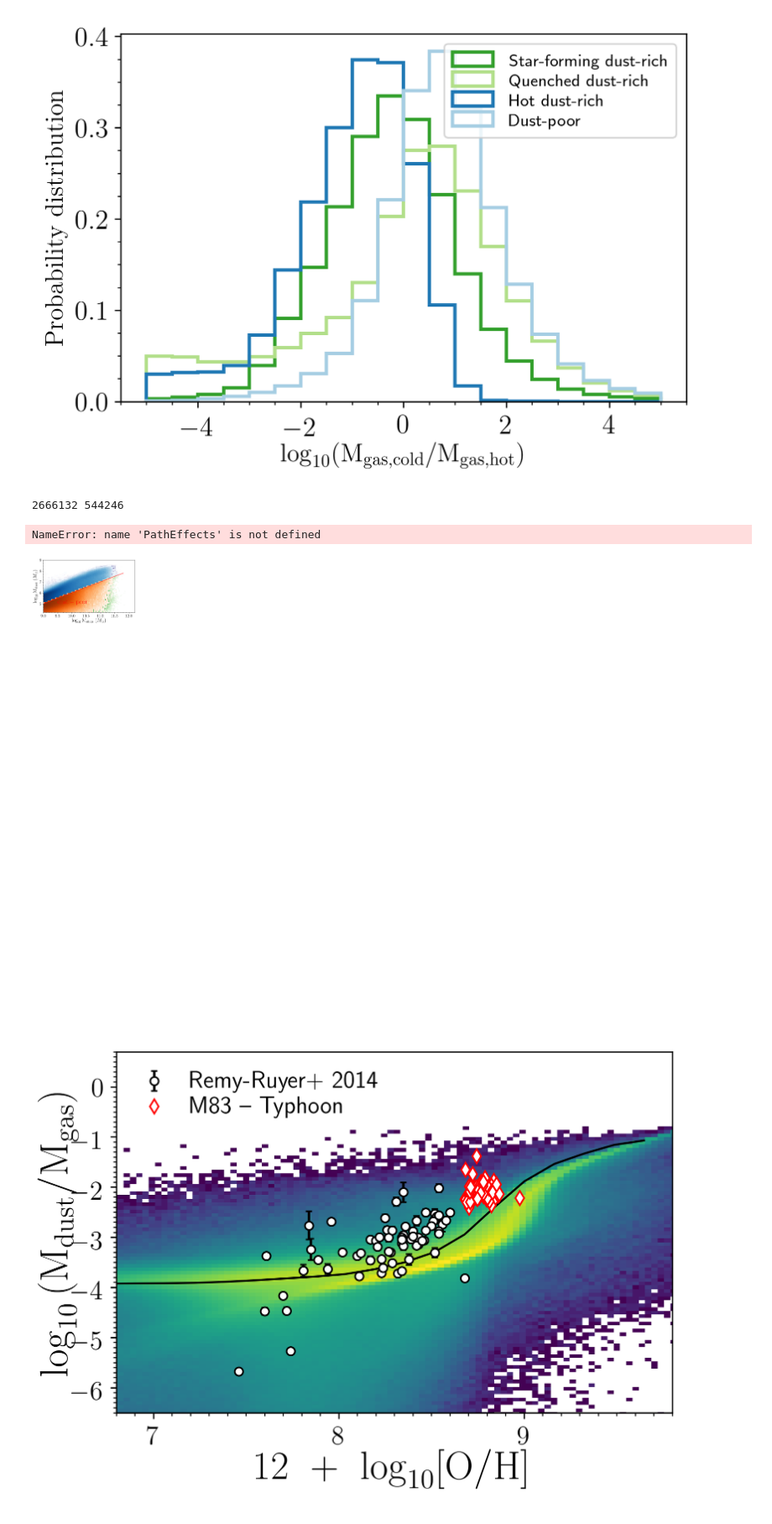
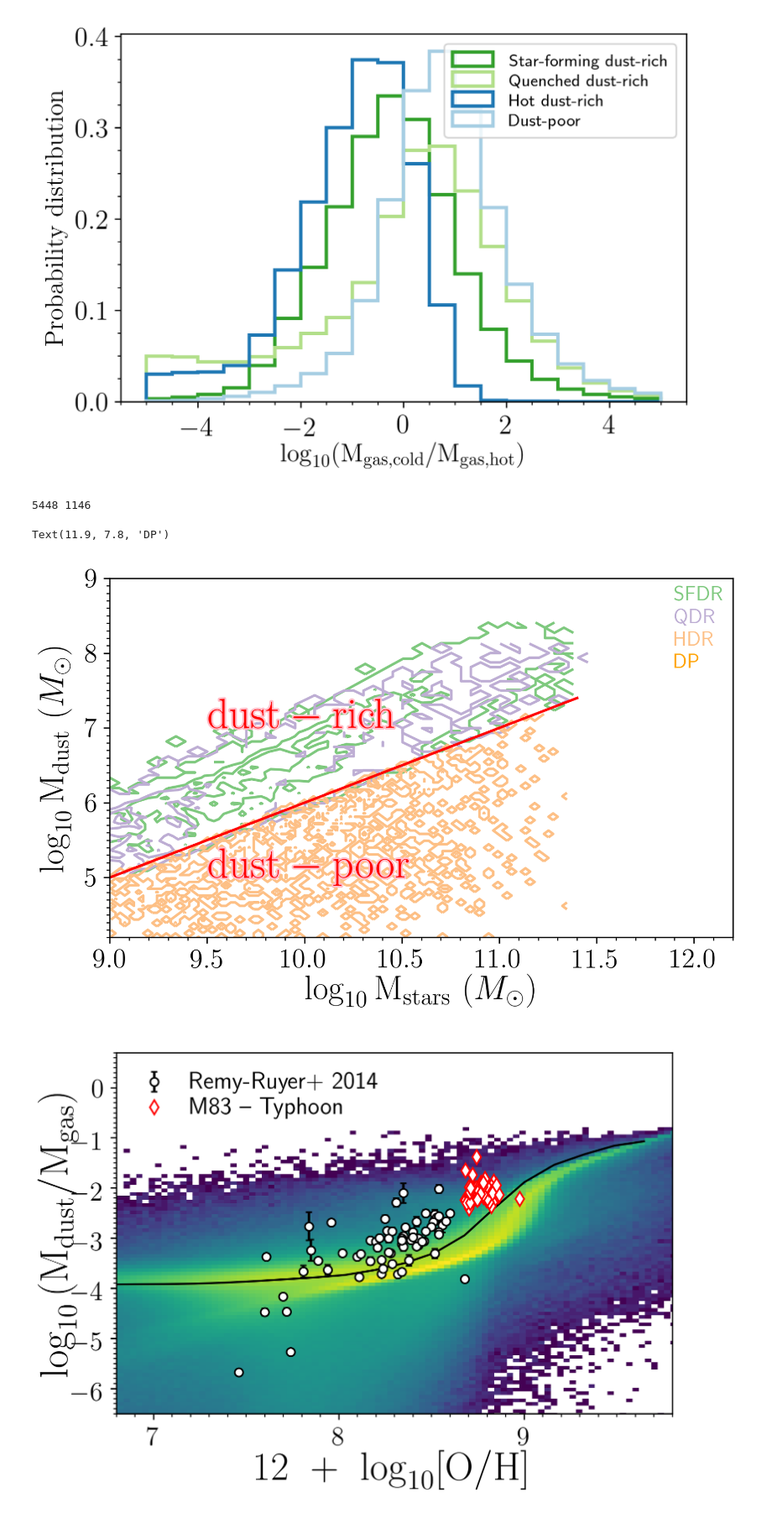
Before and after one commit to darrencroton/sage, a Jupyter notebook: analysis/dust-result.ipynb, the cells around one changed output. Shown at 84% size. Cells and saved outputs as stored; diff of their text form; code cells hidden in the pictures.

Commit message:
added contour plot for dust mass - stellar mass in each group

```diff
--- a/analysis/dust-result.ipynb
+++ b/analysis/dust-result.ipynb
@@ -24,8 +25,8 @@ BoxSize = ((500**3) * (512/512))**(1/3)
 dilute = 5000
 sSFRcut = -11.0
 # %%
-directory = '../../output/test-bulge3/'
-#directory = '../src/auxdata/trees/play2/'
+#directory = '../../output/test-bulge3/'
+directory = '../src/auxdata/trees/play2/'
 #directory1 = '../../output/no-destruct/'
 filename = 'model'
 #redshift = [127.000, 79.998, 50.000, 30.000, 19.916, 18.244, 16.725, 15.343, 14.086, 12.941, 11.897, 10.944, 10.073, 9.278, 8.550, 7.883, 7.272, 6.712, 6.197, 5.724, 5.289, 4.888, 4.520, 4.179, 3.866, 3.576, 3.308, 3.060, 2.831, 2.619, 2.422, 2.239, 2.070, 1.913, 1.766, 1.630, 1.504, 1.386, 1.276, 1.173, 1.078, 0.989, 0.905, 0.828, 0.755, 0.687, 0.624, 0.564, 0.509, 0.457, 0.408, 0.362, 0.320, 0.280, 0.242, 0.208, 0.175, 0.144, 0.116, 0.089, 0.064, 0.041, 0.020, 0.000]
@@ -38,7 +39,7 @@ redshift = [0.000, 1.386, 2.070, 3.060, 4.179, 5.289, 6.197, 7.272] #millennium
 #redshift = [0.000]
 #redshift = [0.000, 1.321, 2.028, 3.037, 4.038, 5.150, 6.022, 7.026] #MDPL
 firstfile = 0
-lastfile = 511
+lastfile = 7
 MaxTreeFiles = lastfile - firstfile + 1
 #print(lbtime)
 # %%
@@ -7240,43 +7297,55 @@ mass_d = mass[w]
 dust_d = dust[w]
 
 print(len(mass_a), len(mass_c))
-h = ax1.hist2d(mass_a, dust_a, bins=50, norm=LogNorm(), cmap='Purples')
-h = ax1.hist2d(mass_b, dust_b, bins=50, norm=LogNorm(), cmap='Blues')
-h = ax1.hist2d(mass_c, dust_c, bins=100, norm=LogNorm(), cmap='Greens')
-h = ax1.hist2d(mass_d, dust_d, bins=[100, 300], norm=LogNorm(), cmap='Oranges')
+#h = ax1.hist2d(mass_a, dust_a, bins=50, norm=LogNorm(), cmap='Purples')
+#h = ax1.hist2d(mass_b, dust_b, bins=50, norm=LogNorm(), cmap='Blues')
+#h = ax1.hist2d(mass_c, dust_c, bins=100, norm=LogNorm(), cmap='Greens')
+#h = ax1.hist2d(mass_d, dust_d, bins=[100, 300], norm=LogNorm(), cmap='Oranges')
+h, xbins, ybins = np.histogram2d(mass_a, dust_a, bins=50, normed=LogNorm())
+plt.contour(h.transpose(), levels=3, extent=[xbins.min(),xbins.max(),
+    ybins.min(),ybins.max()], colors='#7fc97f')
+
+h, xbins, ybins = np.histogram2d(mass_b, dust_b, bins=50, normed=LogNorm())
+plt.contour(h.transpose(), levels=3, extent=[xbins.min(),xbins.max(),
+    ybins.min(),ybins.max()], colors='#beaed4')
+
+h, xbins, ybins = np.histogram2d(mass_c, dust_c, bins=100, normed=LogNorm())
+plt.contour(h.transpose(), levels=2, extent=[xbins.min(),xbins.max(),
+    ybins.min(),ybins.max()], colors='#fdc086')
+
 
 #plt.colorbar(h[3])
 
 plt.axis([9, 12.2, 4.2, 9])
 ax1.xaxis.set_minor_locator(plt.MultipleLocator(0.1))
 ax1.yaxis.set_minor_locator(plt.MultipleLocator(0.1))
 plt.yticks([5, 6, 7, 8, 9])
 
 plt.xlabel(r'$\log_{10} \mathrm{M_{stars}}\ (M_{\odot})$', fontsize=20)
 plt.ylabel(r'$\log_{10} \mathrm{M_{dust}}\ (M_{\odot})$', fontsize=20)
 
 #plt.axvspan(np.log10(5.8e10), 11,color='pink', alpha=0.8)
 #plt.axhline(y=7, color='magenta')
 x = np.arange(min(mass), max(mass), 0.2)
 y = x-4
 plt.plot(x, y, 'r-')
 
 plt.tight_layout()
 txt = plt.text(9.5, 5, r'$\mathrm{dust-poor}$', color='red', fontsize=25)
 txt.set_path_effects([PathEffects.withStroke(linewidth=2, foreground='pink')])
 
 txt = plt.text(9.5, 7, r'$\mathrm{dust-rich}$', color='red', fontsize=25)
 txt.set_path_effects([PathEffects.withStroke(linewidth=2, foreground='pink')])
 
-plt.text(11.9, 8.7, 'SFDR', color='purple')
-plt.text(11.9, 8.4, 'QDR', color='blue')
-plt.text(11.9, 8.1, 'HDR', color='green')
+plt.text(11.9, 8.7, 'SFDR', color='#7fc97f')
+plt.text(11.9, 8.4, 'QDR', color='#beaed4')
+plt.text(11.9, 8.1, 'HDR', color='#fdc086')
 plt.text(11.9, 7.8, 'DP', color='orange')
 #plt.savefig('plots/dust-stellarmass-group-test-bulge3.png')
 # %% [output]
-2666132 544246
+5448 1146
-NameError: name 'PathEffects' is not defined
+Text(11.9, 7.8, 'DP')
-[figure, old version]
+[figure, new version]
 # %%
 plt.figure()
 ax = plt.subplot(111)
```
Also changed, not shown: parts of 5 cells of this notebook.
